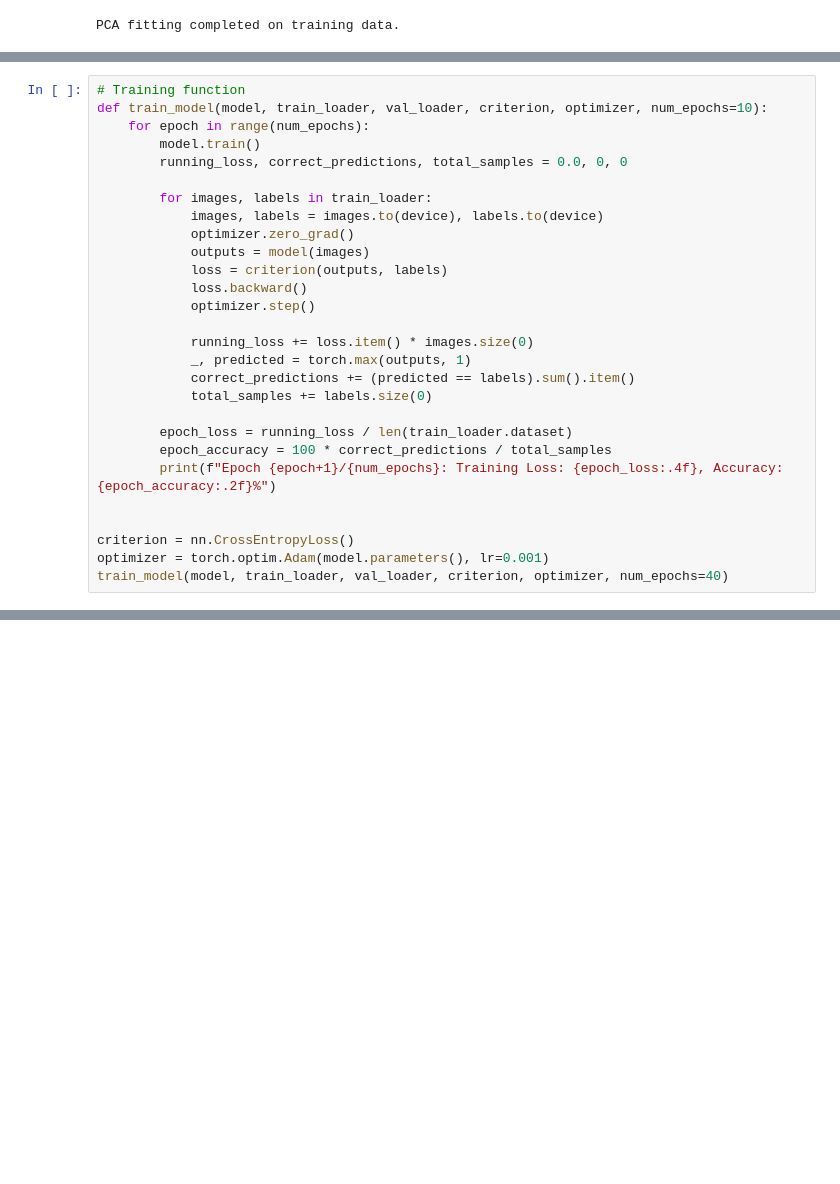
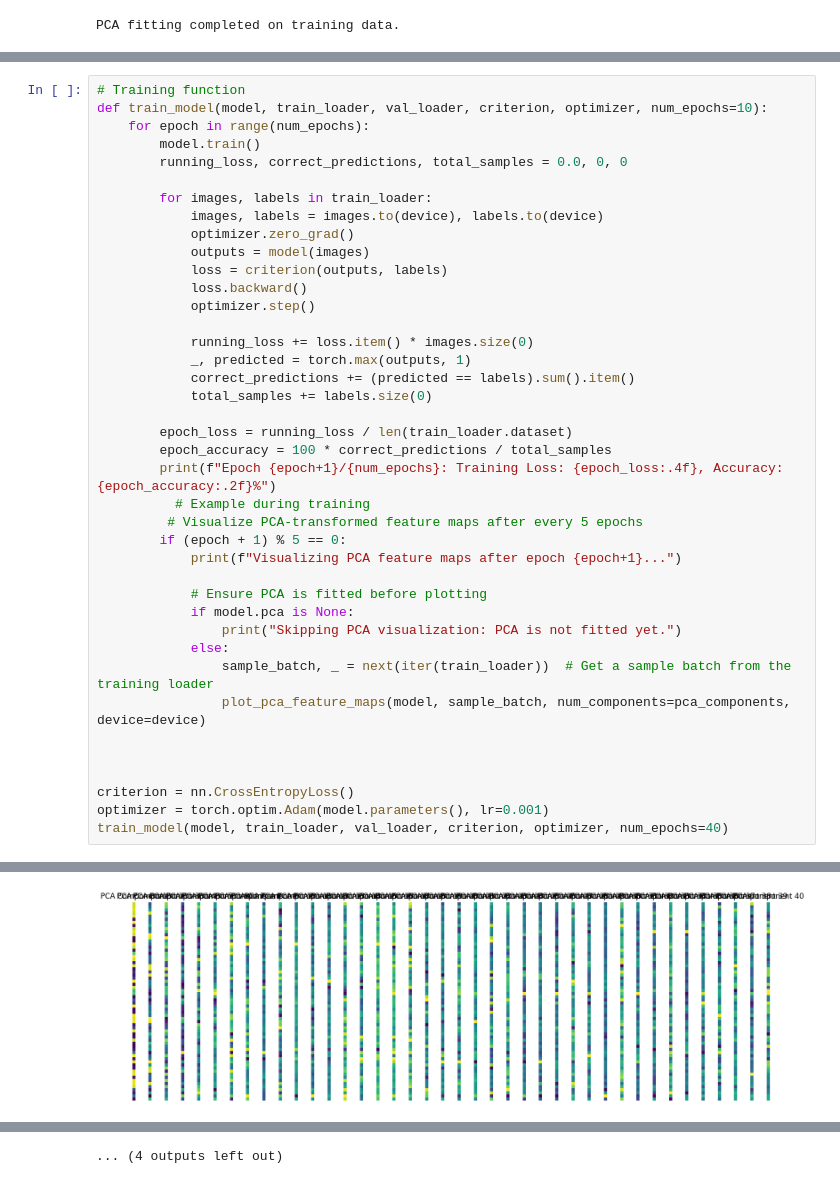
Before and after one commit to eshal26/PCA-CNN, a Jupyter notebook: VGG_PCA.ipynb, the cells around one changed output, grey strips where cells are left out. Saved outputs shown, nothing was run; the diff lists cells and outputs as text; blank space fills up the shorter version.

```diff
--- a/VGG_PCA.ipynb
+++ b/VGG_PCA.ipynb
@@ -158,6 +211,18 @@ def train_model(model, train_loader, val_loader, criterion, optimizer, num_epoch
         epoch_loss = running_loss / len(train_loader.dataset)
         epoch_accuracy = 100 * correct_predictions / total_samples
         print(f"Epoch {epoch+1}/{num_epochs}: Training Loss: {epoch_loss:.4f}, Accuracy: {epoch_accuracy:.2f}%")
+          # Example during training
+         # Visualize PCA-transformed feature maps after every 5 epochs
+        if (epoch + 1) % 5 == 0:
+            print(f"Visualizing PCA feature maps after epoch {epoch+1}...")
+
+            # Ensure PCA is fitted before plotting
+            if model.pca is None:
+                print("Skipping PCA visualization: PCA is not fitted yet.")
+            else:
+                sample_batch, _ = next(iter(train_loader))  # Get a sample batch from the training loader
+                plot_pca_feature_maps(model, sample_batch, num_components=pca_components, device=device)
+
 
 
 criterion = nn.CrossEntropyLoss()
@@ -183,0 +239 @@ Epoch 40/40: Training Loss: 0.4128, Accuracy: 84.49%
+[figure, added]
@@ -183,0 +280 @@ Epoch 40/40: Training Loss: 0.4128, Accuracy: 84.49%
+... (4 outputs left out)
```
Also changed, not shown: parts of 2 cells of this notebook.
